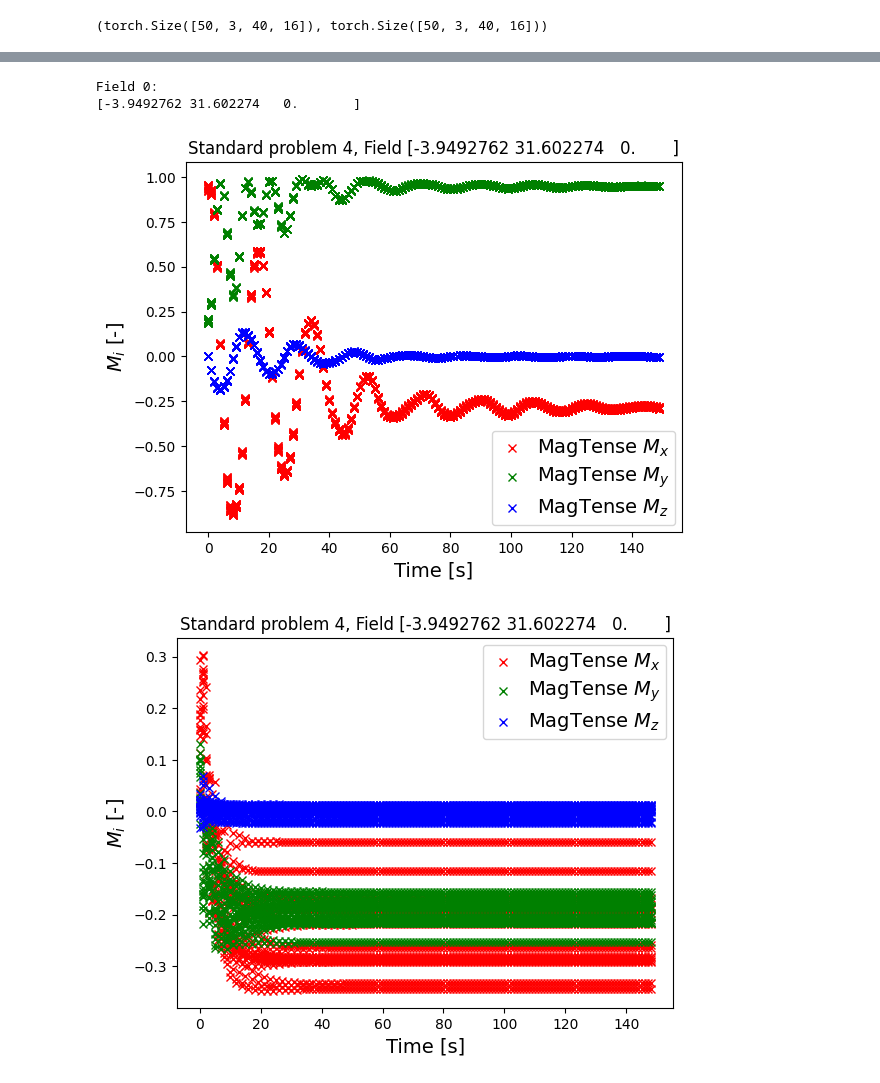
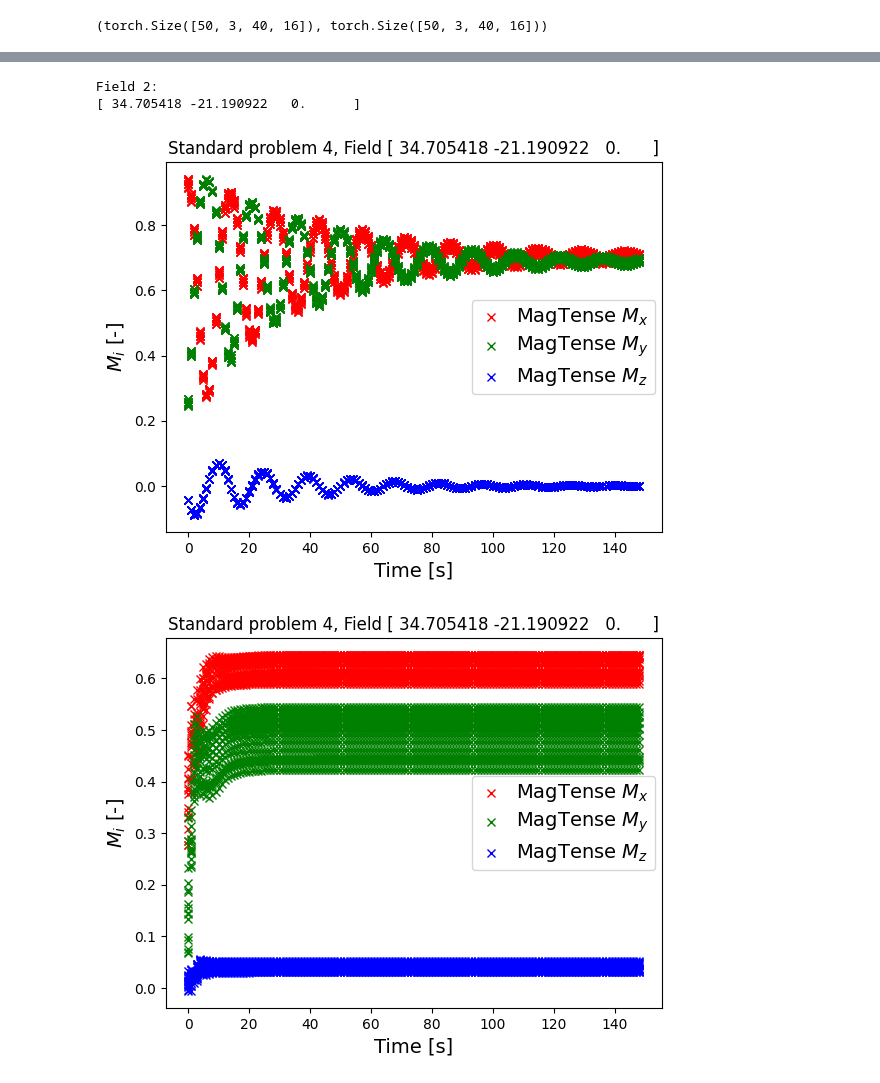
Before and after one commit to cmt-dtu-energy/koopman-magnetics, a Jupyter notebook: nbs/KoopmanAECNN_debug.ipynb, the cells around one changed output, grey strips where cells are left out. Saved outputs shown, nothing was run; the diff lists cells and outputs as text; code cells hidden in the pictures.

```diff
--- a/nbs/KoopmanAECNN_debug.ipynb
+++ b/nbs/KoopmanAECNN_debug.ipynb
@@ -112,6 +139,21 @@ test_torch = torch.tensor(data, dtype=torch.float32)[test_indices]
 H shape: torch.Size([120, 149, 3]) (n_seq, n_tsteps - 1, 3)
 Train set shape: torch.Size([96, 149, 3, 40, 16]) (n_seq, n_tsteps - 1, 3, n_x, n_y)
 Test set shape: torch.Size([24, 149, 3, 40, 16]) (n_seq, n_tsteps - 1, 3, n_x, n_y)
+# %%
+window_size = 32
+step = 1
+
+train_dataset = SlidingWindowDataset(Xtrain, Ytrain, Htrain, window_size=window_size, step=step)
+trainloader = DataLoader(train_dataset, batch_size=1, shuffle=True)
+
+test_dataset = SlidingWindowDataset(Xtest, Ytest, Htest, window_size=window_size, step=step)
+testloader = DataLoader(test_dataset, batch_size=1, shuffle=False)
+
+aetrain_dataset = TensorDataset(train_torch)
+aetrainloader = DataLoader(aetrain_dataset, batch_size=1, shuffle=True)
+
+aetest_dataset = TensorDataset(test_torch)
+aetestloader = DataLoader(aetest_dataset, batch_size=1, shuffle=False)
 # %% [markdown]
 ### Koopman Autoencoder
 # %%
@@ -150,6 +192,7 @@ class KoopmanAE(nn.Module):
 
         self.fc_decoder = nn.Linear(latent_dim, chns[-1] * (40 // 2**len(chns)) * (16 // 2**len(chns)))
         self._init_decoder()
+        self.tanh = nn.Tanh()
 
     def _init_encoder(self) -> None:
 
@@ -187,7 +230,7 @@ class KoopmanAE(nn.Module):
         x = self.fc_decoder(x)
         x = x.view(-1, self.chns[-1], 40 // 2**len(self.chns), 16 // 2**len(self.chns))
         x = self.decoder_block(x)    # decode Xtilde: (n x d)  -> X: (n x m)
-        x = torch.clamp(x, -1., 1.).to(torch.float32)        # clamp X: (n x m)
+        x = self.tanh(x)            # apply activation function
         return x
 
     def forward(self, X) -> torch.Tensor:
@@ -200,26 +243,28 @@ device = torch.device("cuda" if torch.cuda.is_available() else "cpu")
 
 chns = [256, 128, 64]
 latent_dim = 64
+act_fn = nn.Tanh
 
-ae = KoopmanAE(chns=chns, latent_dim=latent_dim).to(device)
+ae = KoopmanAE(chns=chns, latent_dim=latent_dim, act_fn=act_fn).to(device)
 
 dummy_data = torch.randn(20, 3, 40, 16).to(device)
 dummy_out = ae(dummy_data)
 
 assert dummy_out.shape == dummy_data.shape, f"Output shape {dummy_out.shape} does not match input shape {dummy_data.shape}"
 # %%
-optimizer = optim.Adam(ae.parameters(), lr=1e-3)
+optimizer = optim.Adam(ae.parameters(), lr=1e-4)
 loss_fn = nn.MSELoss()
 
-epochs = 100
-valid_every = 10
+epochs = 20
+valid_every = 2
 train_loss = np.zeros(epochs)
 valid_loss = []
+
 for epoch in range(epochs):
     running_loss = 0.0
-    for i in range(train_size):
+    for (xtrain,) in aetrainloader:
 
-        xtrain = train_torch[i].to(device)
+        xtrain = xtrain.squeeze(0).to(device)
 
         ae.train()
         optimizer.zero_grad()
@@ -242,8 +287,8 @@ for epoch in range(epochs):
         ae.eval()
         with torch.no_grad():
             running_loss_val = 0.0
-            for i in range(test_size):
-                xtest = test_torch[i].to(device)
+            for (xtest,) in aetestloader:
+                xtest = xtest.squeeze(0).to(device)
                 yhat = ae(xtest)
                 v_loss = loss_fn(yhat, xtest)
                 running_loss_val += v_loss.item()
@@ -382,7 +434,7 @@ PRETRAIN_AE = True
 if PRETRAIN_AE:
     koopman.autoencoder.load_state_dict(torch.load(datapath / "ae_weights.pth", weights_only=True))
 
-optimizer = optim.Adam(koopman.parameters(), lr=1e-3)
+optimizer = optim.Adam(koopman.parameters(), lr=5e-5)
 
 epochs = 100
 valid_every = 10
@@ -452,20 +516,20 @@ for i in range(test_size):
 Ypreds = np.array(Ypreds)
 Ypreds = np.permute_dims(Ypreds, (0, 1, 3, 4, 2))
 # %%
-field_idx = 0
+field_idx = 2
 print(f"\nField {field_idx}:\n{Hs[field_idx]}")
 plot_dynamics(
-    np.arange(DATA[field_idx].shape[0]),
-    DATA[field_idx],
+    np.arange(DATA_TEST[field_idx].shape[0]),
+    DATA_TEST[field_idx],
     field=Hs[field_idx],
 )
 plot_dynamics(
     np.arange(Ypreds[field_idx].shape[0]),
     Ypreds[field_idx],
     field=Hs[field_idx],
 )
 # %% [output]
-Field 0:
-[-3.9492762 31.602274   0.       ]
+Field 2:
+[ 34.705418 -21.190922   0.      ]
-[figure, old version]
+[figure, new version]
-[figure, old version]
+[figure, new version]
```
Also changed, not shown: parts of 10 cells of this notebook.
